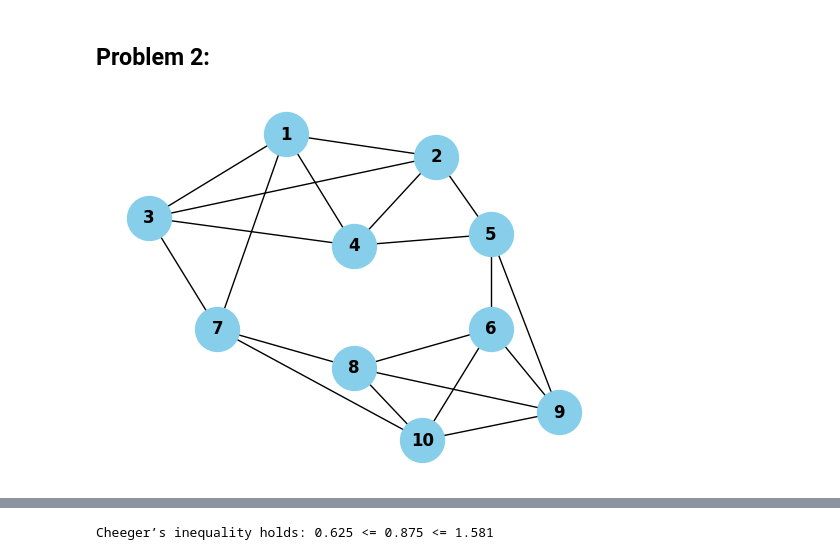
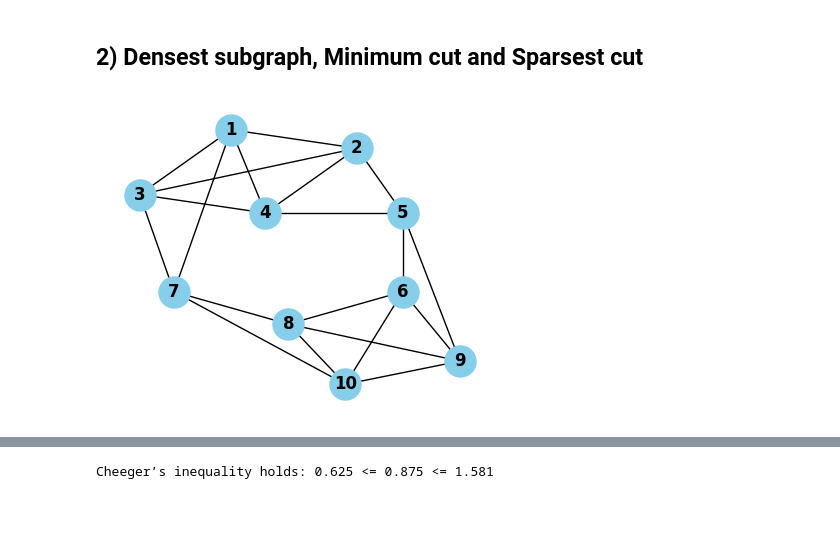
Before and after one commit to LM1997610/NeuralNetworks, a Jupyter notebook: ARIS_hw_(1).ipynb, the cells around one changed output, grey strips where cells are left out. Cells and saved outputs as stored; diff of their text form; code cells hidden in the pictures; blank space fills up the shorter version.

```diff
--- a/ARIS_hw_(1).ipynb
+++ b/ARIS_hw_(1).ipynb
@@ -123,34 +123,32 @@ plt.grid()
-# %% [markdown]
-## Problem 2:
+# %% [markdown]
+## 2) Densest subgraph, Minimum cut and Sparsest cut
 # %%
+number_of_nodes = 10
+
 G = nx.Graph()
-
-number_of_nodes = 10
-nodes = range(1, number_of_nodes+1)
-G.add_nodes_from(nodes)
+G.add_nodes_from(range(1, number_of_nodes+1))
 
 edges = [(1, 2), (1, 3), (1, 4), (1,7),
          (2, 3), (2, 4), (2,5),
          (3, 4), (3,7),
          (4, 5),
          (5, 6), (5,9),
          (6, 8), (6, 9), (6, 10),
          (7, 8), (7, 10),
          (8, 9), (8, 10),
-         (9, 10),
-         #(11,3), (12,11), (11,8), (1,12),(11,9)
-         ]
+         (9, 10)]                 #(11,3), (12,11), (11,8), (1,12),(11,9)]
 
 G.add_edges_from(edges)
 
-
-fixed_positions = {1:(2, 5.5), 2:(3.1, 5.1), 3:(1, 4), 4:(2.5, 3.5), 5:(3.5, 3.7),
-                   6:(3.5, 2), 7:(1.5, 2), 8:(2.5, 1.3), 9:(4, 0.5), 10:(3, 0)}
+fixed_positions = {1:(2.0, 5.5), 2:(3.1, 5.1), 3:(1.2, 4.1), 4:(2.3, 3.7), 5:(3.5, 3.7),
+                   6:(3.5, 2.0), 7:(1.5, 2.0), 8:(2.5, 1.3), 9:(4.0, 0.5), 10:(3.0, 0)}
 
 fixed_nodes = fixed_positions.keys()
-pos = nx.spring_layout(G,pos=fixed_positions, fixed = fixed_nodes)
+pos = nx.spring_layout(G, pos=fixed_positions, fixed = fixed_positions.keys())
 
-fig, ax = plt.subplots()
-nx.draw(G,with_labels=True, node_color='skyblue', node_size=1000, font_size=12, font_color='black', font_weight='bold', ax=ax, pos=pos)
+fig, ax = plt.subplots(figsize=(5,4))
+
+nx.draw(G, with_labels=True, ax=ax, pos=pos,
+        node_color='skyblue', font_color='black', font_weight='bold', font_size=12, node_size=500)
 # %% [output]
-[figure, old version]
+[figure, new version]
```
Also changed, not shown: parts of 25 cells of this notebook.
